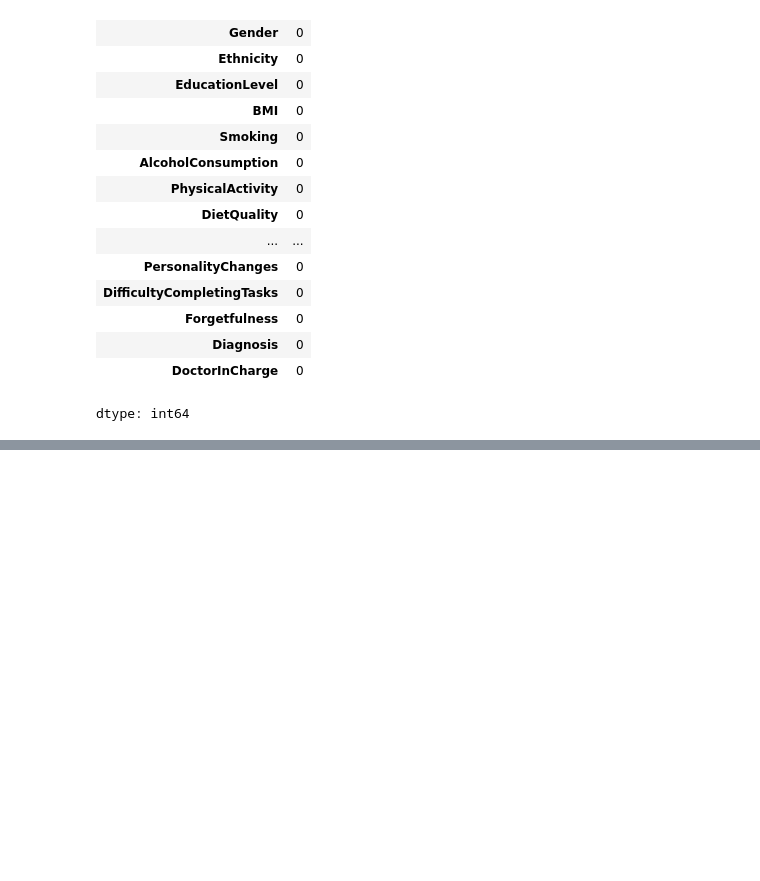
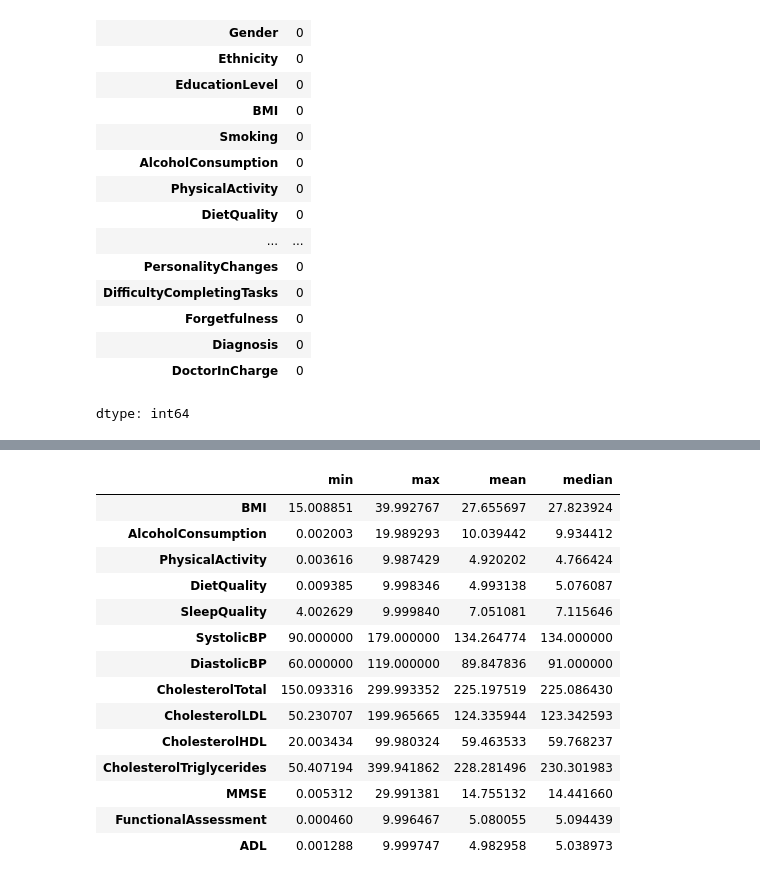
Before and after one commit to asaduzzaman-sohun/Alzheimer-s-disease-detection, a Jupyter notebook: code.ipynb, the cells around one changed output, grey strips where cells are left out. Saved outputs shown, nothing was run; the diff lists cells and outputs as text; code cells hidden in the pictures; blank space fills up the shorter version.

```diff
--- a/code.ipynb
+++ b/code.ipynb
@@ -126,0 +147,19 @@ df.drop(columns=["PatientID", "DoctorInCharge"])
+# %%
+target_col = "Diagnosis"
+
+numeric_cols = ["BMI", "AlcoholConsumption", "PhysicalActivity",
+    "DietQuality", "SleepQuality", "SystolicBP", "DiastolicBP",
+    "CholesterolTotal", "CholesterolLDL", "CholesterolHDL",
+    "CholesterolTriglycerides", "MMSE", "FunctionalAssessment", "ADL",]
+
+
+categorical_cols = ["Age", "Gender", "Ethnicity", "EducationLevel", "Smoking", "FamilyHistoryAlzheimers",
+    "CardiovascularDisease", "Diabetes", "Depression", "HeadInjury",
+    "Hypertension", "MemoryComplaints", "BehavioralProblems",
+    "Confusion", "Disorientation", "PersonalityChanges",
+    "DifficultyCompletingTasks", "Forgetfulness",]
+
+
+print("Target Columns: ", target_col)
+print("Numeric Columns: ", numeric_cols)
+print("Categorical Columns: ", categorical_cols)
@@ -126,0 +170,18 @@ df.drop(columns=["PatientID", "DoctorInCharge"])
+# %%
+df_alzheimers[numeric_cols].agg(["min", "max", "mean", "median"]).T
+# %% [output]
+|  | min | max | mean | median |
+| BMI | 15.008851 | 39.992767 | 27.655697 | 27.823924 |
+| AlcoholConsumption | 0.002003 | 19.989293 | 10.039442 | 9.934412 |
+| PhysicalActivity | 0.003616 | 9.987429 | 4.920202 | 4.766424 |
+| DietQuality | 0.009385 | 9.998346 | 4.993138 | 5.076087 |
+| SleepQuality | 4.002629 | 9.999840 | 7.051081 | 7.115646 |
+| SystolicBP | 90.000000 | 179.000000 | 134.264774 | 134.000000 |
+| DiastolicBP | 60.000000 | 119.000000 | 89.847836 | 91.000000 |
+| CholesterolTotal | 150.093316 | 299.993352 | 225.197519 | 225.086430 |
+| CholesterolLDL | 50.230707 | 199.965665 | 124.335944 | 123.342593 |
+| CholesterolHDL | 20.003434 | 99.980324 | 59.463533 | 59.768237 |
+| CholesterolTriglycerides | 50.407194 | 399.941862 | 228.281496 | 230.301983 |
+| MMSE | 0.005312 | 29.991381 | 14.755132 | 14.441660 |
+| FunctionalAssessment | 0.000460 | 9.996467 | 5.080055 | 5.094439 |
+| ADL | 0.001288 | 9.999747 | 4.982958 | 5.038973 |
```
Also changed, not shown: parts of 3 cells of this notebook.
